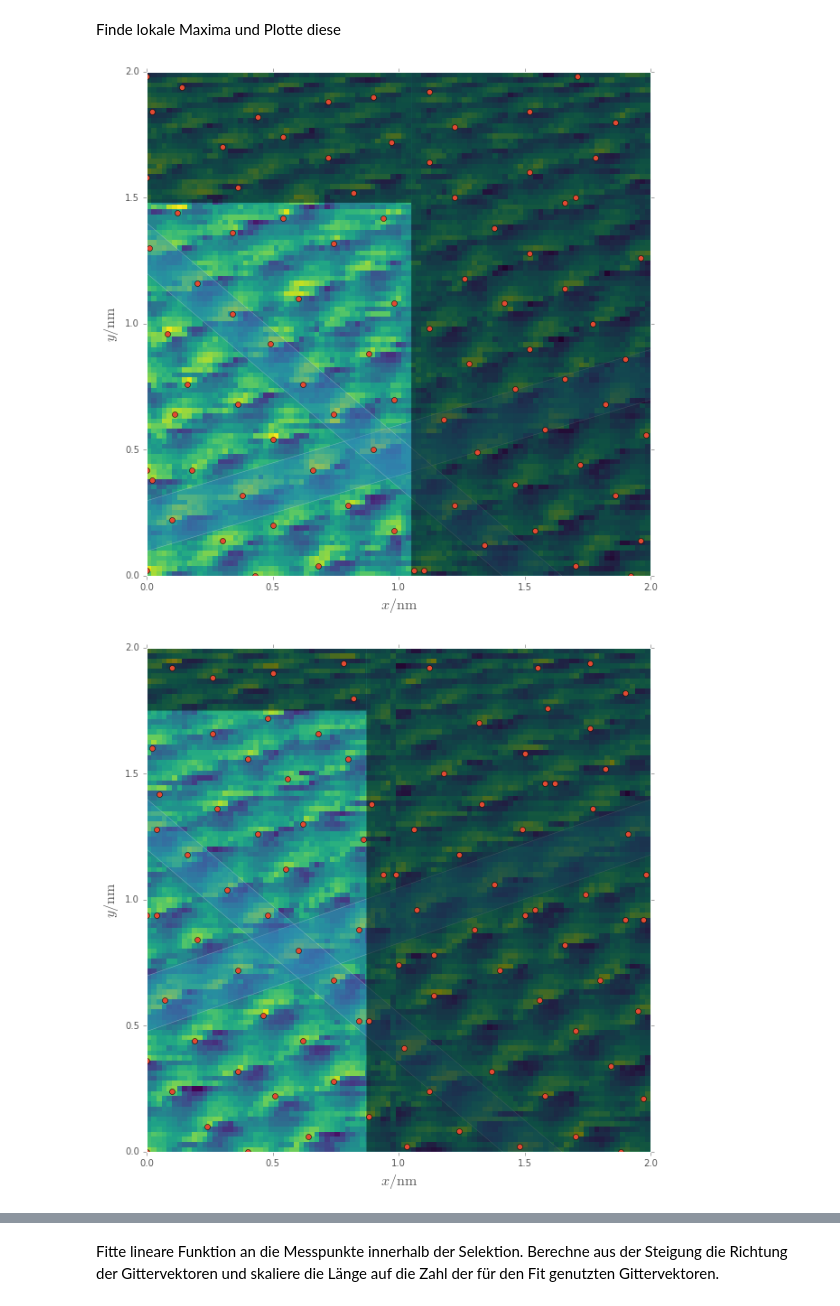
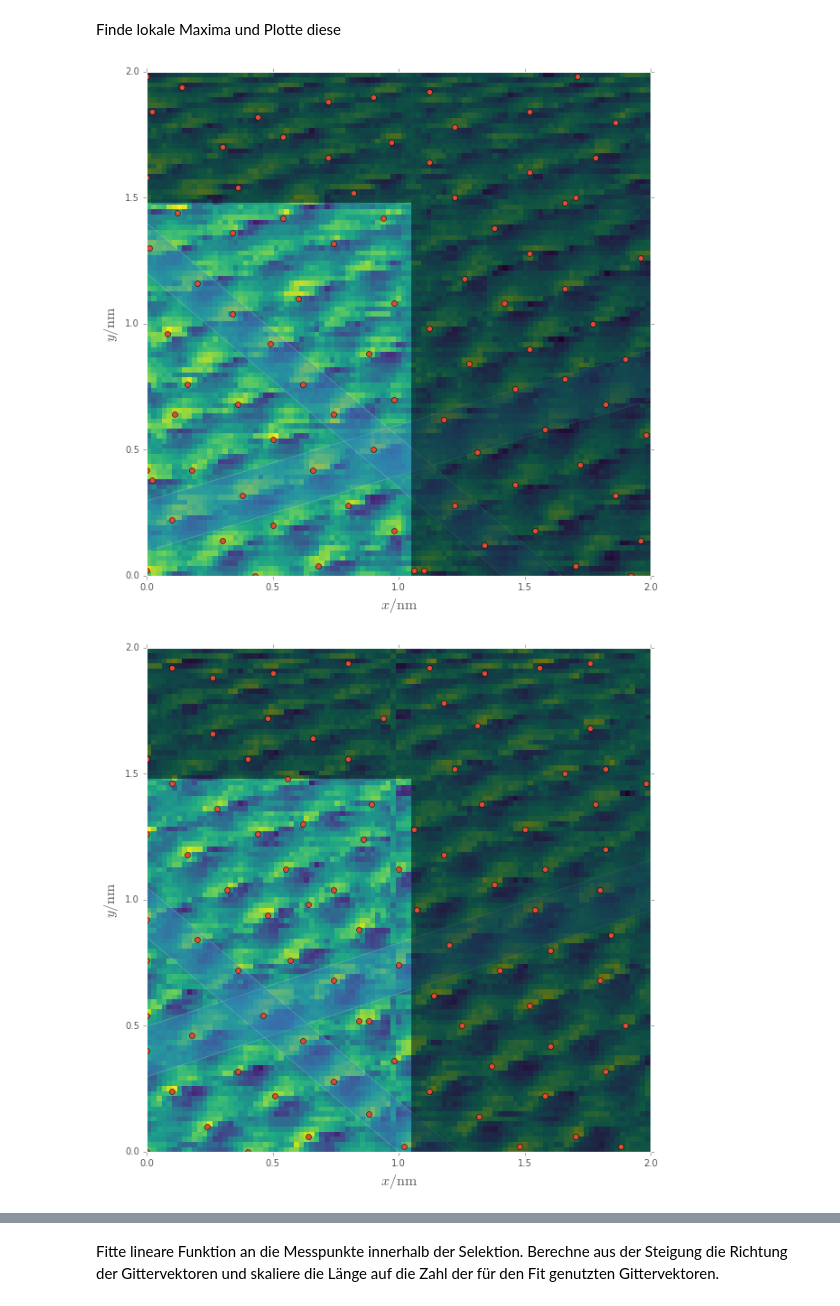
Before and after one commit to bixel/FP14, a Jupyter notebook: STM_Rastertunnelmikroskopie/analysis.ipynb, the cells around one changed output, grey strips where cells are left out. Saved outputs shown, nothing was run; the diff lists cells and outputs as text; code cells hidden in the pictures.

```diff
--- a/STM_Rastertunnelmikroskopie/analysis.ipynb
+++ b/STM_Rastertunnelmikroskopie/analysis.ipynb
@@ -18,7 +18,7 @@ plt.rcParams['figure.figsize'] = (16, 10)
 plt.rcParams['font.size'] = 16
 plt.style.use('ggplot')
 # %%
-DataStructure = namedtuple('DataStructure', 'hopg_down hopg_up au_1 au_2')
+DataStructure = namedtuple('DataStructure', 'hopg_down hopg_down_back hopg_up hopg_up_back au_1 au_2')
 data = DataStructure(
     hopg_down = {
         'file': './raw/HOPG-DOWN.txt',
@@ -31,9 +31,22 @@ data = DataStructure(
         },
         'bounds': [[[0.3, 0.3], [0.3, 0.1]],
                    [[-0.85, 1.4], [-0.85, 1.2]],
-#                   [[-100, 46], [-100, 32]],
                   ],
         'anker': 32,
+    },
+    hopg_down_back = {
+        'file': './raw/HOPG-DOWN-BACK.txt',
+        'dim': np.linspace(0, 2, 100),
+        'title': 'HOPG downwards BACK',
+        'name': 'down-back',
+        'preselection': {
+            'x': [1.05, 2],
+            'y': [1.48, 2],
+        },
+        'bounds': [[[0.33, 0.5], [0.33, 0.3]],
+                   [[-0.85, 1.05], [-0.85, 0.85]],
+                  ],
+        'anker': 40,
     },
     hopg_up = {
         'file': './raw/HOPG-UP.txt',
@@ -46,9 +59,22 @@ data = DataStructure(
         },
         'bounds': [[[0.35, 0.7], [0.35, 0.48]],
                    [[-0.85, 1.4], [-0.85, 1.2]],
-#                   [[-20, 9], [-20, 6]],
                   ],
-        'anker': 33,
+        'anker': 39,
+    },
+    hopg_up_back = {
+        'file': './raw/HOPG-UP-BACK.txt',
+        'dim': np.linspace(0, 2, 100),
+        'title': 'HOPG upwards BACK',
+        'name': 'up-back',
+        'preselection': {
+            'x': [2, 2],
+            'y': [2, 2],
+        },
+        'bounds': [[[0.55, 0.6], [0.55, 0.4]],
+                   [[-0.7, 2.15], [-0.7, 1.9]],
+                  ],
+        'anker': 35,
     },
     au_1 = {
         'file': './raw/AU-1-1.txt',
@@ -115,10 +126,11 @@ Finde lokale Maxima und Plotte diese
 neighbourhood_size = 12
 threshhold = 1e-11
 
-for data_slice, name in [[data.hopg_down, 'down'], [data.hopg_up, 'up']]:
+for data_slice in data[:4]:
     ds = data_slice['data']
     bounds = data_slice['bounds']
     preselection = data_slice['preselection']
+    name = data_slice['name']
     d_maxima = filters.maximum_filter(ds, neighbourhood_size)
     maxima = (ds == d_maxima)
     d_min = filters.minimum_filter(ds, neighbourhood_size)
@@ -128,31 +140,31 @@ for data_slice, name in [[data.hopg_down, 'down'], [data.hopg_up, 'up']]:
     labeled, num_objects = ndimage.label(maxima)
     slices = ndimage.find_objects(labeled)
     x, y = [], []
     for dy,dx in slices:
         x_center = (dx.start + dx.stop - 1)/100
         x.append(x_center)
         y_center = (dy.start + dy.stop - 1)/100
         y.append(y_center)
     data_slice['xy'] = np.array([x, y])
 
     plt.figure(figsize=(10, 10))
     plt.pcolormesh(data_slice['dim'], data_slice['dim'], data_slice['data'])
     plt.plot(np.array(x), np.array(y), 'o')
     plt.xlabel(r'$x/\mathrm{nm}$', fontsize=16)
     plt.ylabel(r'$y/\mathrm{nm}$', fontsize=16)
     plt.axis('equal')
     plt.xlim(0, 2)
     plt.ylim(0, 2)
 
     xs = np.linspace(0, 2, 10000)
     for u, l in bounds:
         plt.fill_between(xs, linear_func(xs, *l), linear_func(xs, *u), alpha=0.4)
     plt.fill_between(xs[xs < preselection['x'][0]],
                      preselection['y'][0],
                      2, alpha=0.5, edgecolor='none', facecolor='k')
     plt.fill_betweenx(xs, preselection['x'][0], 2, alpha=0.5, edgecolor='none', facecolor='k')
     plt.savefig('build/plots/hopg_{}_selection.pdf'.format(name))
     plt.show()
 # %% [output]
 [figure]
-[figure, old version]
+[figure, new version]
```
Also changed, not shown: parts of 6 cells of this notebook.
